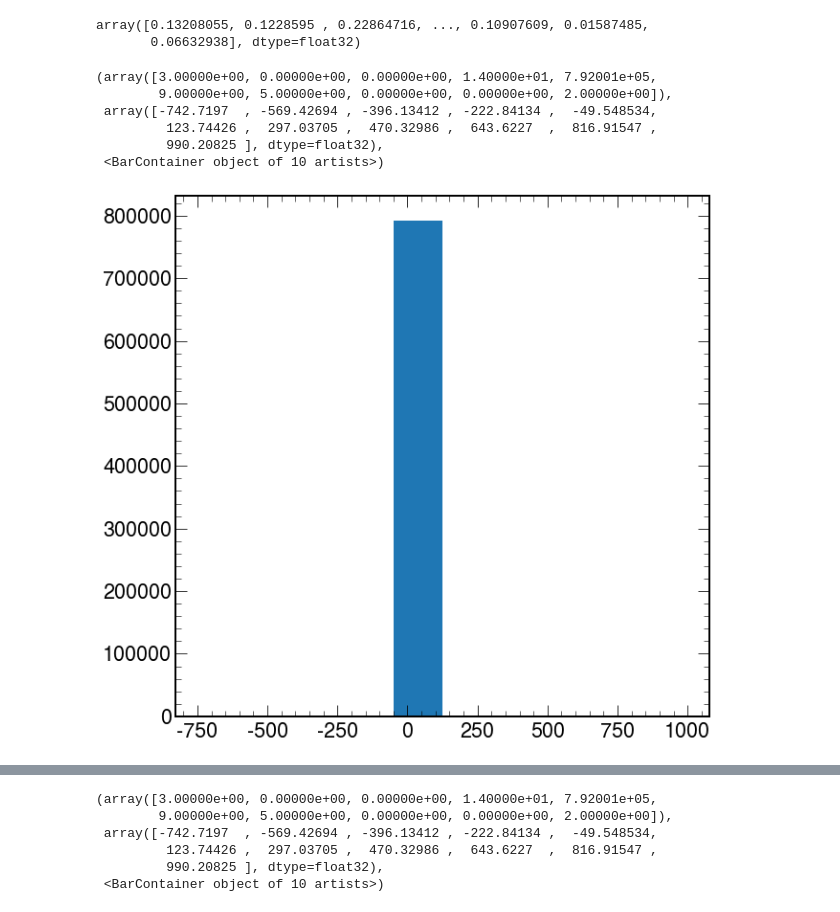
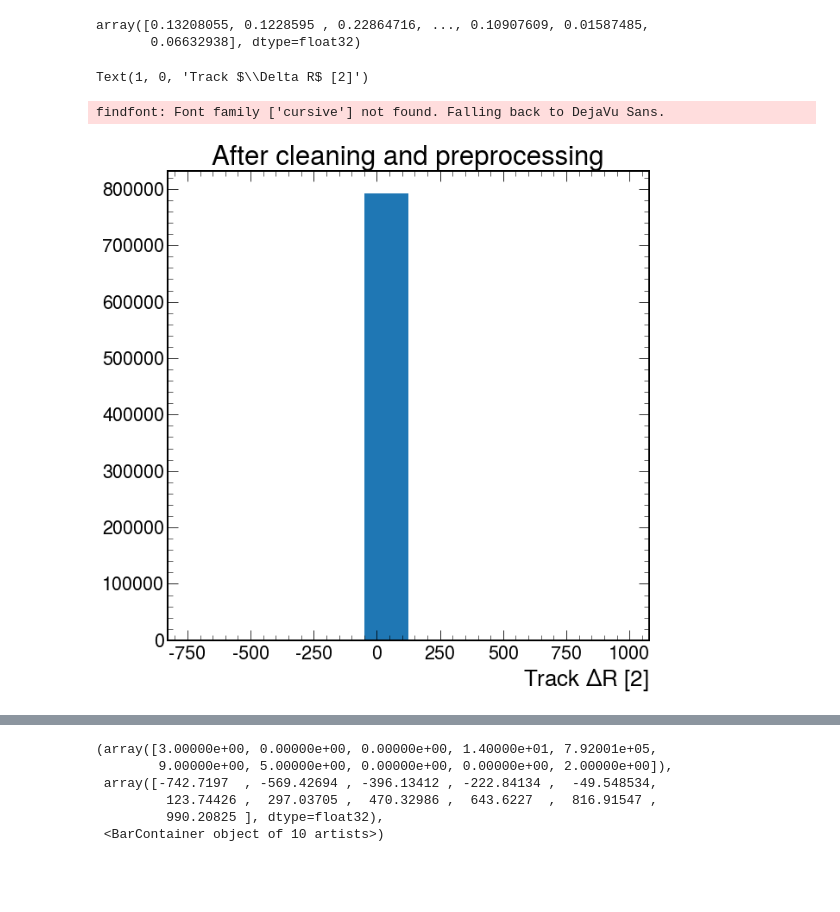
Before and after one commit to AnnikaStein/AI_Safety_2021, a Jupyter notebook: dataset_info.ipynb, the cells around one changed output, grey strips where cells are left out. Cells and saved outputs as stored; diff of their text form; code cells hidden in the pictures; blank space fills up the shorter version.

```diff
--- a/dataset_info.ipynb
+++ b/dataset_info.ipynb
@@ -730,13 +723,11 @@ all0feat14
 # %% [output]
 array([0.13208055, 0.1228595 , 0.22864716, ..., 0.10907609, 0.01587485,
        0.06632938], dtype=float32)
-# %%
-plt.hist(all0feat14)
-# %% [output]
-(array([3.00000e+00, 0.00000e+00, 0.00000e+00, 1.40000e+01, 7.92001e+05,
-        9.00000e+00, 5.00000e+00, 0.00000e+00, 0.00000e+00, 2.00000e+00]),
- array([-742.7197  , -569.42694 , -396.13412 , -222.84134 ,  -49.548534,
-         123.74426 ,  297.03705 ,  470.32986 ,  643.6227  ,  816.91547 ,
-         990.20825 ], dtype=float32),
- <BarContainer object of 10 artists>)
-[figure, removed]
+# %%
+plt.hist(all0feat14)
+plt.title('After cleaning and preprocessing')
+plt.xlabel(f'Track $\Delta R$ [2]')
+# %% [output]
+Text(1, 0, 'Track $\\Delta R$ [2]')
+findfont: Font family ['cursive'] not found. Falling back to DejaVu Sans.
+[figure, added]
```
Also changed, not shown: parts of 23 cells of this notebook.
